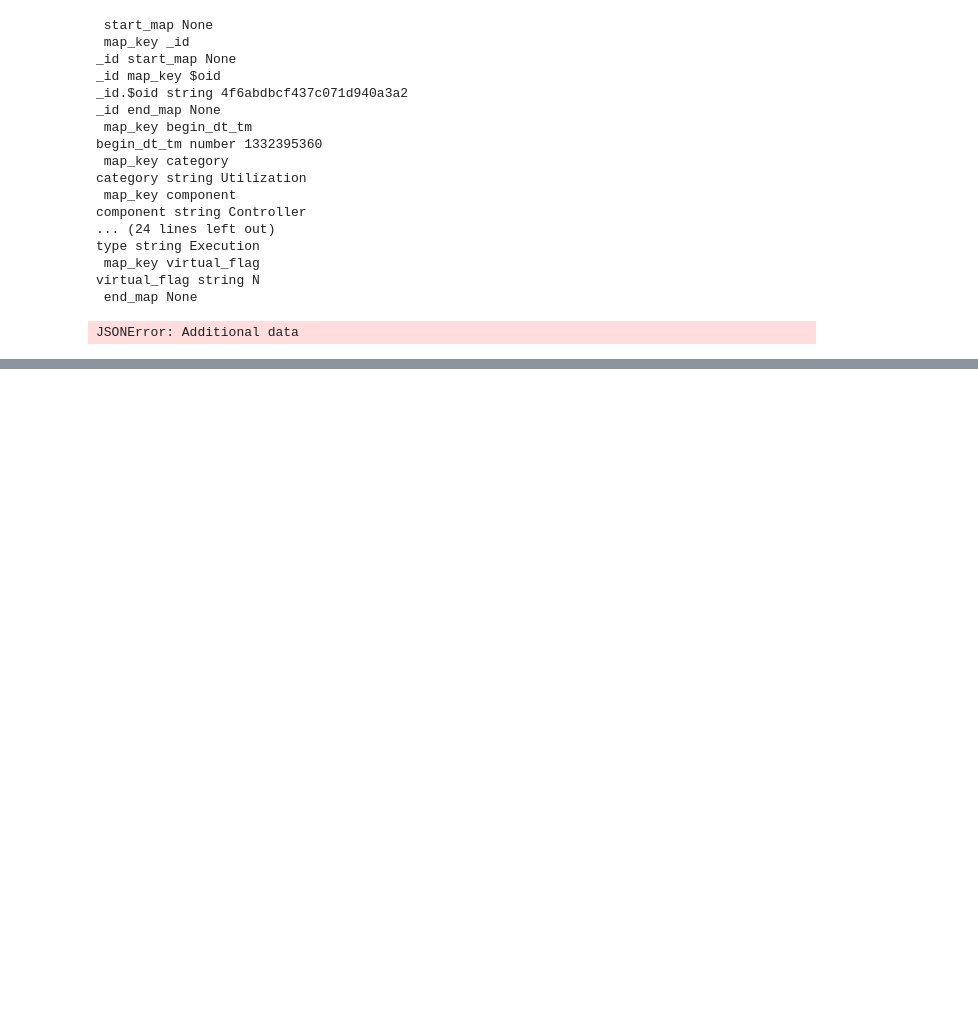
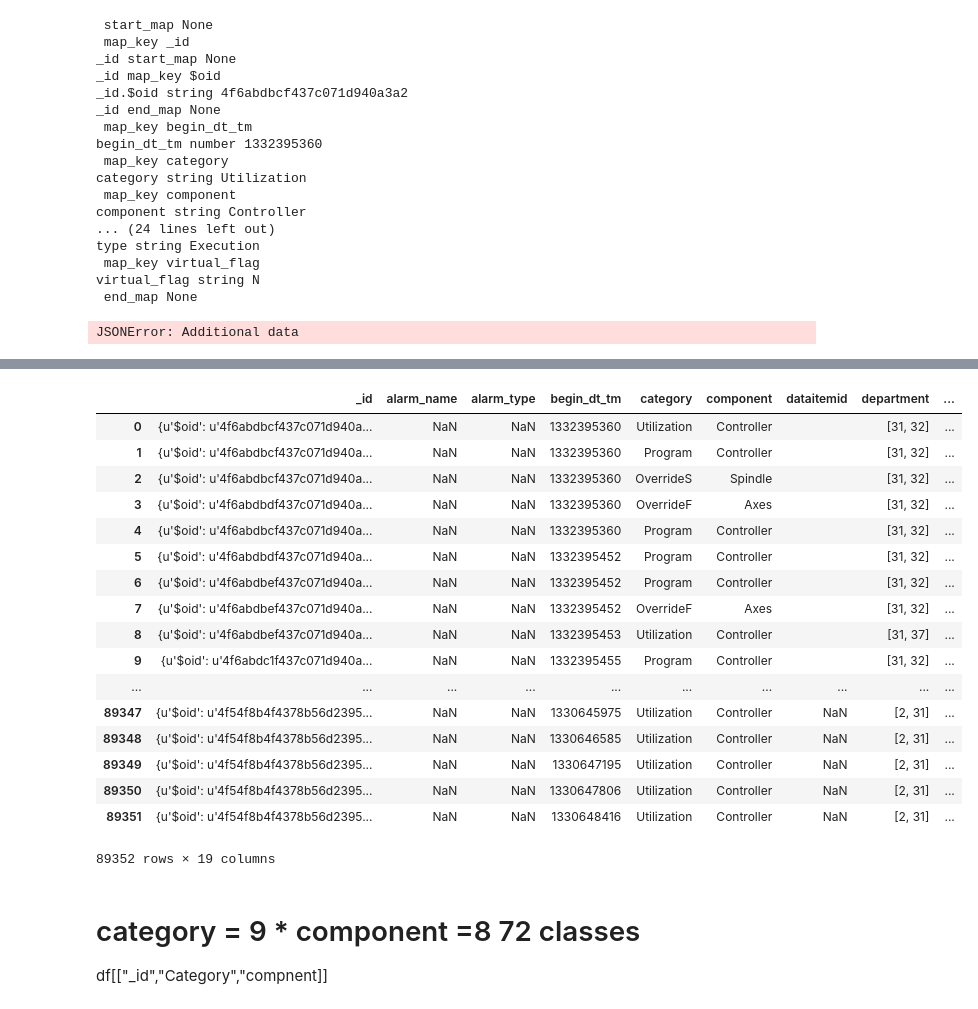
Before and after one commit to zitterbewegung/dmc-hackathon, a Jupyter notebook: dmc-workbook.ipynb, the cells around one changed output, grey strips where cells are left out. Drawn from its saved outputs; the diff is of its cells as text; code cells hidden in the pictures; blank space fills up the shorter version.

```diff
--- a/dmc-workbook.ipynb
+++ b/dmc-workbook.ipynb
@@ -104,0 +129,27 @@ JSONError: Additional data
+# %%
+import pandas as pd
+df = pd.read_json("/Users/calloway/Downloads/clean-working.json")
+# %%
+df
+# %% [output]
+|  | _id | alarm_name | alarm_type | begin_dt_tm | category | component | dataitemid | department | ... |
+| 0 | {u'$oid': u'4f6abdbcf437c071d940a... | NaN | NaN | 1332395360 | Utilization | Controller |  | [31, 32] | ... |
+| 1 | {u'$oid': u'4f6abdbcf437c071d940a... | NaN | NaN | 1332395360 | Program | Controller |  | [31, 32] | ... |
+| 2 | {u'$oid': u'4f6abdbcf437c071d940a... | NaN | NaN | 1332395360 | OverrideS | Spindle |  | [31, 32] | ... |
+| 3 | {u'$oid': u'4f6abdbdf437c071d940a... | NaN | NaN | 1332395360 | OverrideF | Axes |  | [31, 32] | ... |
+| 4 | {u'$oid': u'4f6abdbcf437c071d940a... | NaN | NaN | 1332395360 | Program | Controller |  | [31, 32] | ... |
+| 5 | {u'$oid': u'4f6abdbdf437c071d940a... | NaN | NaN | 1332395452 | Program | Controller |  | [31, 32] | ... |
+| 6 | {u'$oid': u'4f6abdbef437c071d940a... | NaN | NaN | 1332395452 | Program | Controller |  | [31, 32] | ... |
+| 7 | {u'$oid': u'4f6abdbef437c071d940a... | NaN | NaN | 1332395452 | OverrideF | Axes |  | [31, 32] | ... |
+| 8 | {u'$oid': u'4f6abdbef437c071d940a... | NaN | NaN | 1332395453 | Utilization | Controller |  | [31, 37] | ... |
+| 9 | {u'$oid': u'4f6abdc1f437c071d940a... | NaN | NaN | 1332395455 | Program | Controller |  | [31, 32] | ... |
+| ... | ... | ... | ... | ... | ... | ... | ... | ... | ... |
+| 89347 | {u'$oid': u'4f54f8b4f4378b56d2395... | NaN | NaN | 1330645975 | Utilization | Controller | NaN | [2, 31] | ... |
+| 89348 | {u'$oid': u'4f54f8b4f4378b56d2395... | NaN | NaN | 1330646585 | Utilization | Controller | NaN | [2, 31] | ... |
+| 89349 | {u'$oid': u'4f54f8b4f4378b56d2395... | NaN | NaN | 1330647195 | Utilization | Controller | NaN | [2, 31] | ... |
+| 89350 | {u'$oid': u'4f54f8b4f4378b56d2395... | NaN | NaN | 1330647806 | Utilization | Controller | NaN | [2, 31] | ... |
+| 89351 | {u'$oid': u'4f54f8b4f4378b56d2395... | NaN | NaN | 1330648416 | Utilization | Controller | NaN | [2, 31] | ... |
+89352 rows × 19 columns
+# %% [markdown]
+# category = 9 * component =8   72 classes
+df[["_id","Category","compnent]]
```
Also changed, not shown: parts of 23 cells of this notebook, 1 other file.
